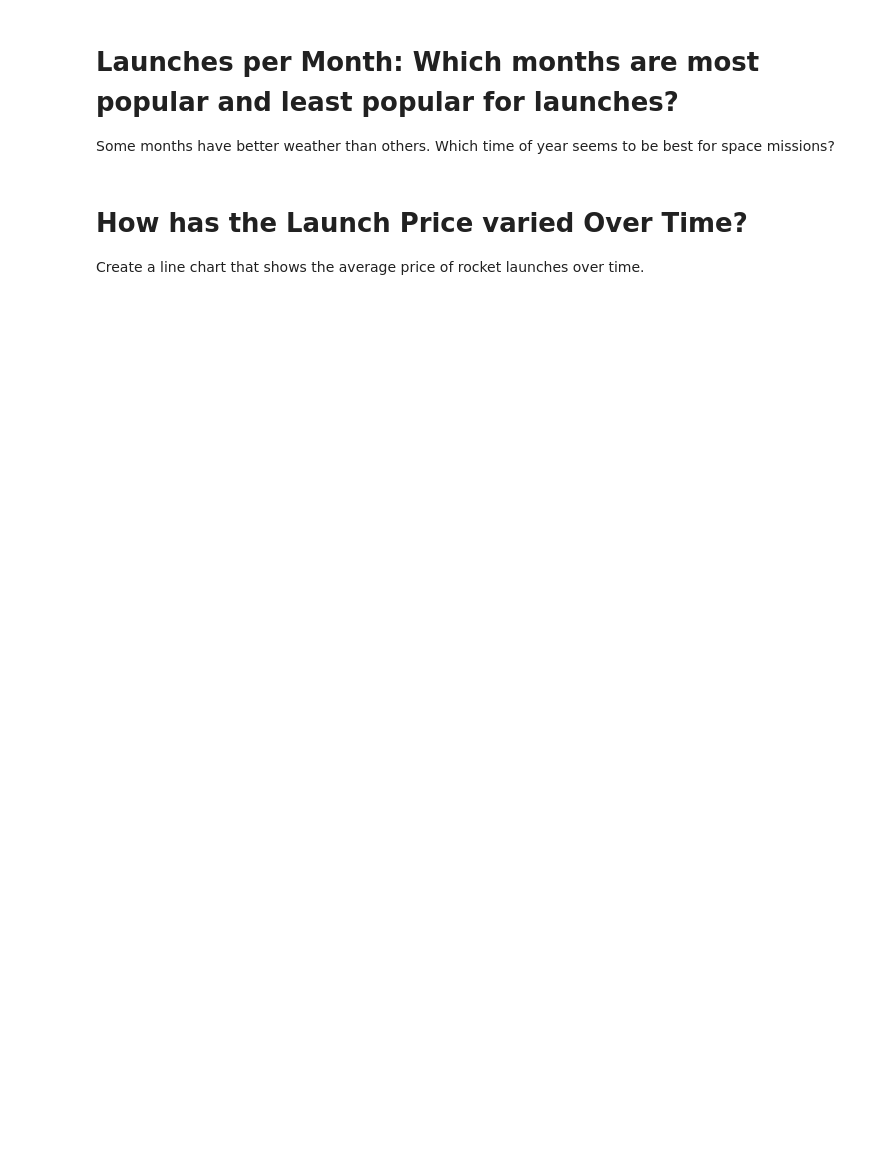
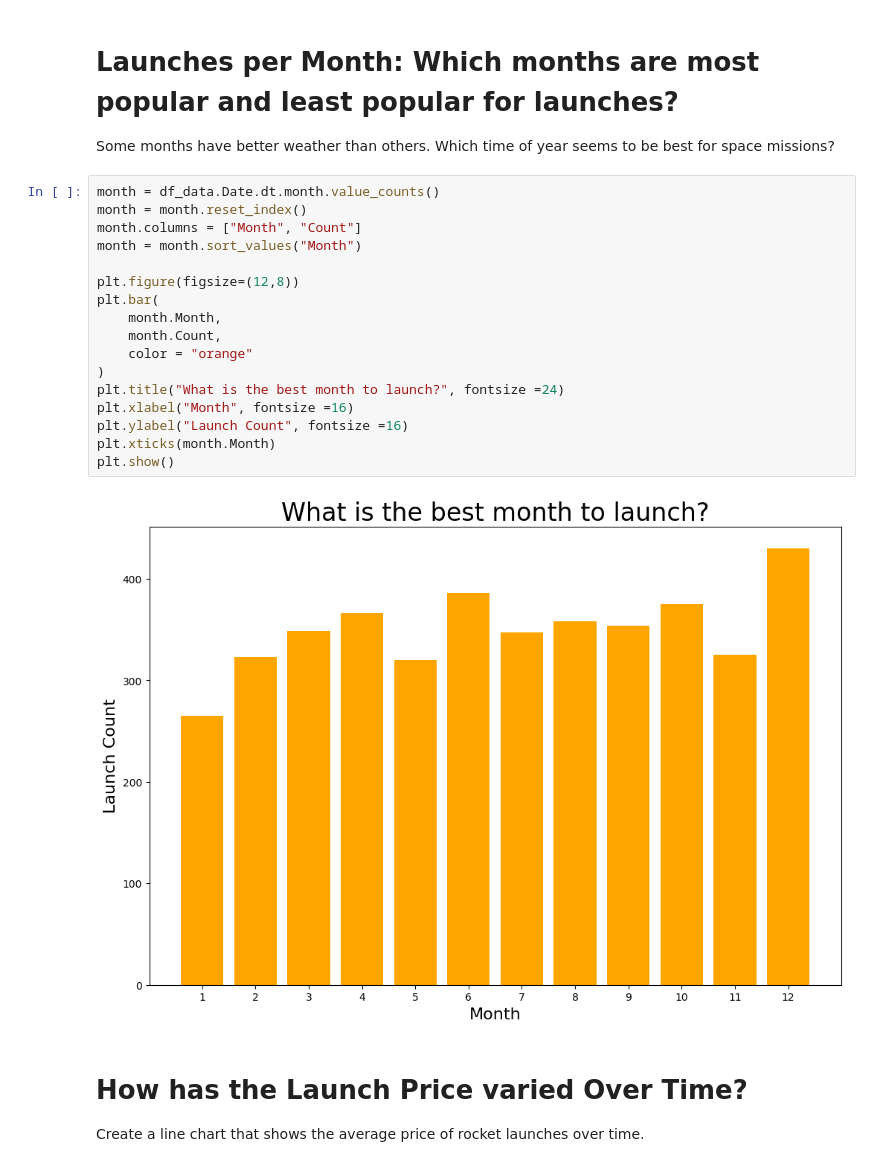
Before and after one commit to chgwyellow/Analyse---Visualise-the-Space-Race, a Jupyter notebook: Space_Missions_Analysis.ipynb, the cells around one changed output. Saved outputs shown, nothing was run; the diff lists cells and outputs as text; blank space fills up the shorter version.

Commit message:
Completed the launch per month and average price over time.

```diff
--- a/Space_Missions_Analysis.ipynb
+++ b/Space_Missions_Analysis.ipynb
@@ -413,6 +413,25 @@ plt.show()
 # Launches per Month: Which months are most popular and least popular for launches?
 
 Some months have better weather than others. Which time of year seems to be best for space missions?
+# %%
+month = df_data.Date.dt.month.value_counts()
+month = month.reset_index()
+month.columns = ["Month", "Count"]
+month = month.sort_values("Month")
+
+plt.figure(figsize=(12,8))
+plt.bar(
+    month.Month,
+    month.Count,
+    color = "orange"
+)
+plt.title("What is the best month to launch?", fontsize =24)
+plt.xlabel("Month", fontsize =16)
+plt.ylabel("Launch Count", fontsize =16)
+plt.xticks(month.Month)
+plt.show()
+# %% [output]
+[figure, added]
 # %% [markdown]
 # How has the Launch Price varied Over Time?
 
```
Also changed, not shown: parts of 5 cells of this notebook.
